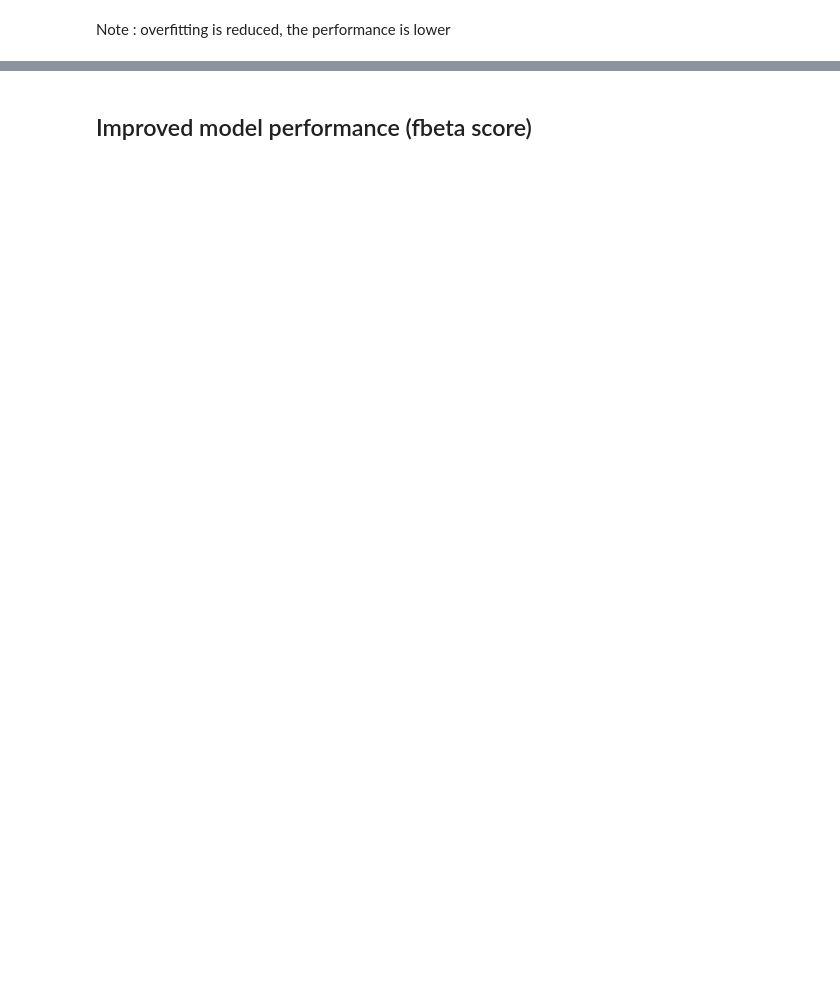
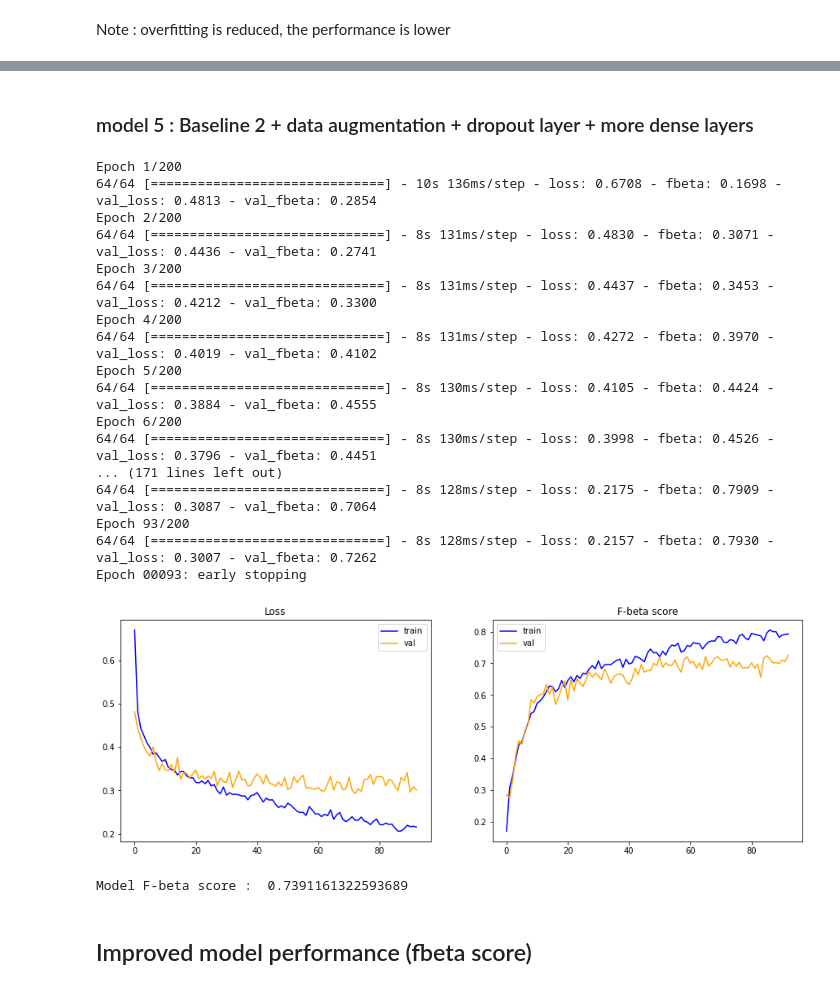
Before and after one commit to WoradeeKongthong/nature_multilabel_image_classification, a Jupyter notebook: 02_VGG_blocks.ipynb, the cells around one changed output, grey strips where cells are left out. Saved outputs shown, nothing was run; the diff lists cells and outputs as text; code cells hidden in the pictures; blank space fills up the shorter version.

Commit message:
trained on google colab

```diff
--- a/02_VGG_blocks.ipynb
+++ b/02_VGG_blocks.ipynb
@@ -497,3 +635,75 @@ model4_perf = evaluate_model(history)
+# %% [markdown]
+### model 5 : Baseline 2 + data augmentation + dropout layer + more dense layers
+# %%
+# create data generator with data augmentation
+train_gen = ImageDataGenerator(rescale=1./255,
+                               rotation_range=30,
+                               width_shift_range=0.2,
+                               height_shift_range=0.2,
+                               zoom_range=0.2,
+                               horizontal_flip=True,
+                               vertical_flip=True,
+                               validation_split=0.2)
+test_gen = ImageDataGenerator(rescale=1./255)
+
+batch_size = 20
+train_iter = train_gen.flow(X_train, y_train, batch_size=batch_size, subset='training', seed=123)
+val_iter = train_gen.flow(X_train, y_train, batch_size=batch_size, subset='validation', seed=123)
+test_iter = test_gen.flow(X_test, y_test, batch_size=1, seed=123)
+
+# create model
+model = Sequential()
+model.add(Conv2D(32, (3,3), padding='same', activation='relu', kernel_initializer='he_uniform', input_shape=(128, 128, 3)))
+model.add(Conv2D(32, (3,3), padding='same', activation='relu', kernel_initializer='he_uniform'))
+model.add(MaxPooling2D((2,2)))
+model.add(Dropout(0.2))
+model.add(Conv2D(64, (3,3), padding='same', activation='relu', kernel_initializer='he_uniform', input_shape=(128, 128, 3)))
+model.add(Conv2D(64, (3,3), padding='same', activation='relu', kernel_initializer='he_uniform'))
+model.add(MaxPooling2D((2,2)))
+model.add(Dropout(0.2))
+model.add(Flatten())
+model.add(Dense(200, activation='relu', kernel_initializer='he_uniform'))
+model.add(Dropout(0.2))
+model.add(Dense(100, activation='relu', kernel_initializer='he_uniform'))
+model.add(Dropout(0.2))
+model.add(Dense(5, activation='sigmoid'))
+
+
+# compile model
+model.compile(optimizer='adam', loss='binary_crossentropy', metrics=[fbeta])
+
+# create early stopping object
+es = EarlyStopping(monitor='val_loss', mode='min', verbose=1, patience=20)
+
+# fit model
+history = model.fit(train_iter,
+                    steps_per_epoch=len(train_iter),
+                    validation_data=val_iter,
+                    validation_steps=len(val_iter),
+                    callbacks=[es],
+                    epochs=200)
+# show result
+model5_perf = evaluate_model(history)
+# %% [output]
+Epoch 1/200
+64/64 [==============================] - 10s 136ms/step - loss: 0.6708 - fbeta: 0.1698 - val_loss: 0.4813 - val_fbeta: 0.2854
+Epoch 2/200
+64/64 [==============================] - 8s 131ms/step - loss: 0.4830 - fbeta: 0.3071 - val_loss: 0.4436 - val_fbeta: 0.2741
+Epoch 3/200
+64/64 [==============================] - 8s 131ms/step - loss: 0.4437 - fbeta: 0.3453 - val_loss: 0.4212 - val_fbeta: 0.3300
+Epoch 4/200
+64/64 [==============================] - 8s 131ms/step - loss: 0.4272 - fbeta: 0.3970 - val_loss: 0.4019 - val_fbeta: 0.4102
+Epoch 5/200
+64/64 [==============================] - 8s 130ms/step - loss: 0.4105 - fbeta: 0.4424 - val_loss: 0.3884 - val_fbeta: 0.4555
+Epoch 6/200
+64/64 [==============================] - 8s 130ms/step - loss: 0.3998 - fbeta: 0.4526 - val_loss: 0.3796 - val_fbeta: 0.4451
+... (171 lines left out)
+64/64 [==============================] - 8s 128ms/step - loss: 0.2175 - fbeta: 0.7909 - val_loss: 0.3087 - val_fbeta: 0.7064
+Epoch 93/200
+64/64 [==============================] - 8s 128ms/step - loss: 0.2157 - fbeta: 0.7930 - val_loss: 0.3007 - val_fbeta: 0.7262
+Epoch 00093: early stopping
+[figure, added]
+Model F-beta score :  0.7391161322593689
 # %% [markdown]
 ## Improved model performance (fbeta score)
 # %%
```
Also changed, not shown: parts of 30 cells of this notebook.
